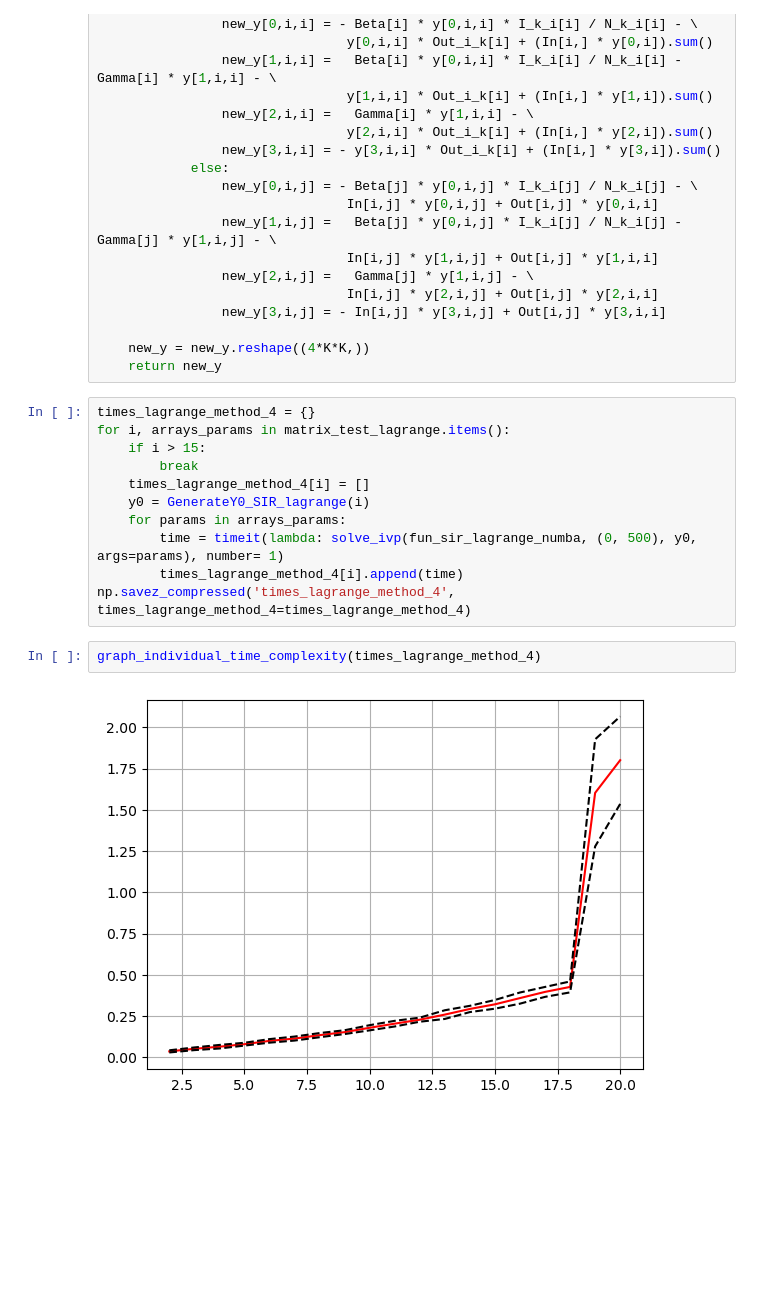
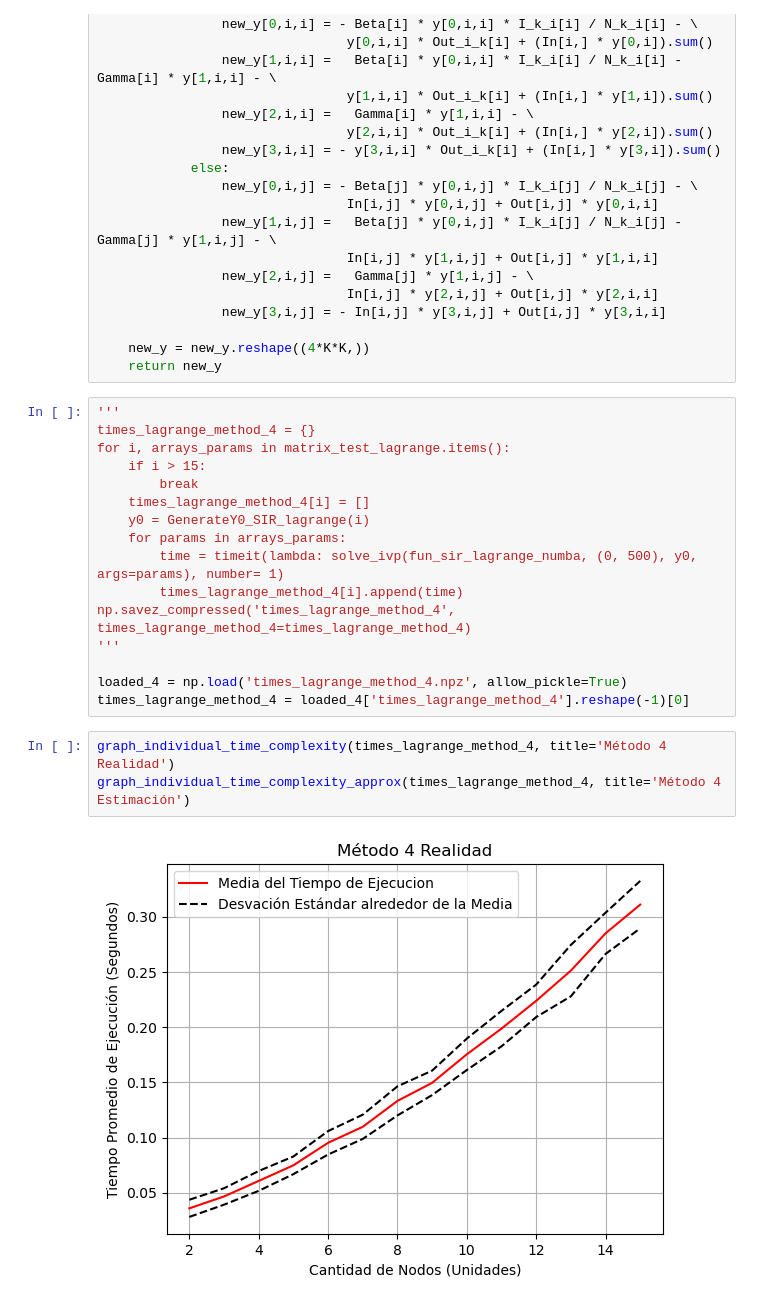
Before and after one commit to LazaroDGM/MetapopulationEpidemicModels, a Jupyter notebook: experiments/experiment_02/experiment_02.ipynb, the cells around one changed output. Cells and saved outputs as stored; diff of their text form; blank space fills up the shorter version.

```diff
--- a/experiments/experiment_02/experiment_02.ipynb
+++ b/experiments/experiment_02/experiment_02.ipynb
@@ -249,6 +332,7 @@ def fun_sir_lagrange_numba(t,y,Out, In, Beta, Gamma):
     new_y = new_y.reshape((4*K*K,))
     return new_y
 # %%
+'''
 times_lagrange_method_4 = {}
 for i, arrays_params in matrix_test_lagrange.items():
     if i > 15:
@@ -259,7 +343,12 @@ for i, arrays_params in matrix_test_lagrange.items():
         time = timeit(lambda: solve_ivp(fun_sir_lagrange_numba, (0, 500), y0, args=params), number= 1)
         times_lagrange_method_4[i].append(time)
 np.savez_compressed('times_lagrange_method_4', times_lagrange_method_4=times_lagrange_method_4)
+'''
+
+loaded_4 = np.load('times_lagrange_method_4.npz', allow_pickle=True)
+times_lagrange_method_4 = loaded_4['times_lagrange_method_4'].reshape(-1)[0]
-# %%
-graph_individual_time_complexity(times_lagrange_method_4)
-# %% [output]
-[figure, removed]
+# %%
+graph_individual_time_complexity(times_lagrange_method_4, title='Método 4 Realidad')
+graph_individual_time_complexity_approx(times_lagrange_method_4, title='Método 4 Estimación')
+# %% [output]
+[figure, added]
```
Also changed, not shown: parts of 23 cells of this notebook.
